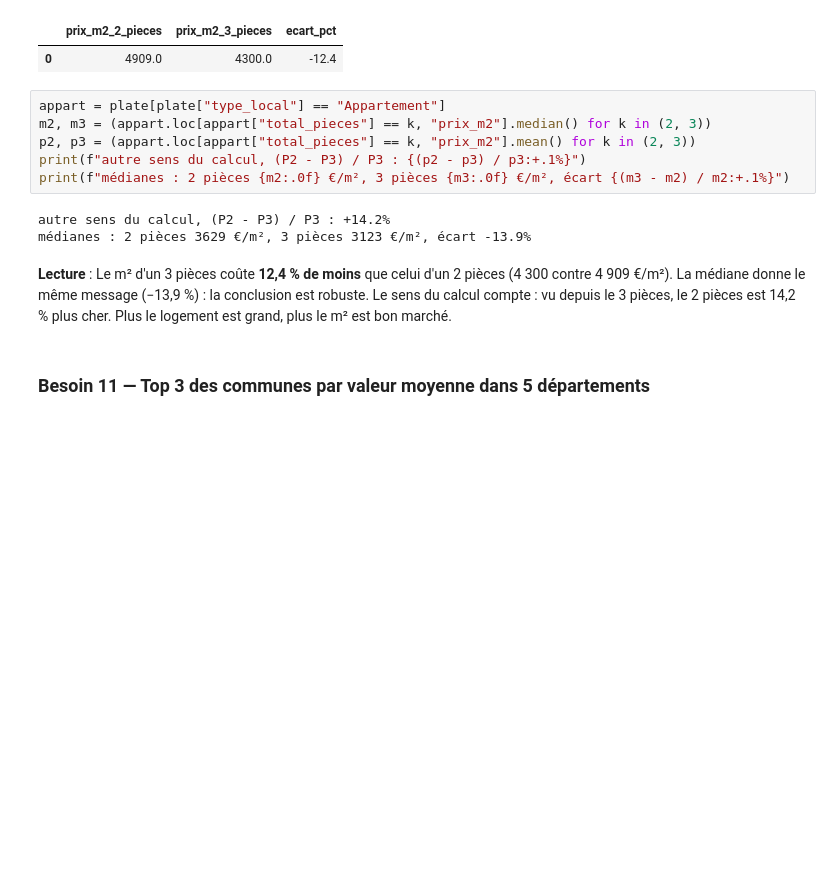
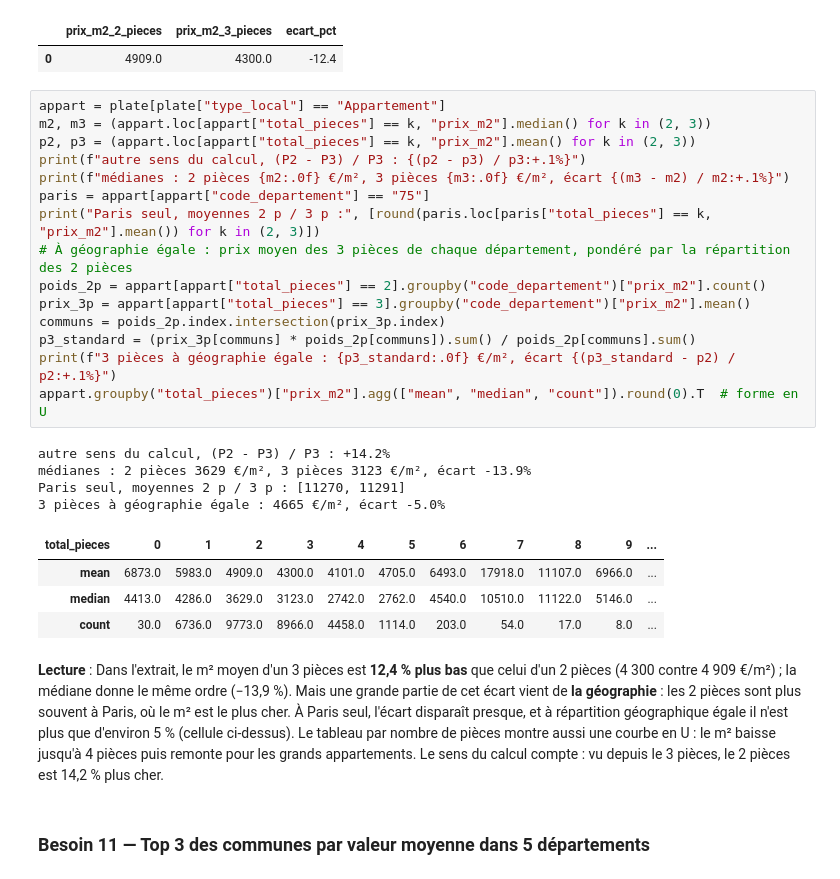
Before and after one commit to gwils28/Mentoring_OC, a Jupyter notebook: Data-Engineer/P02-base-de-donnees-sql-immobilier/notebooks/dataimmo_corrige.ipynb, the cells around one changed output. Drawn from its saved outputs; the diff is of its cells as text; blank space fills up the shorter version.

```diff
--- a/Data-Engineer/P02-base-de-donnees-sql-immobilier/notebooks/dataimmo_corrige.ipynb
+++ b/Data-Engineer/P02-base-de-donnees-sql-immobilier/notebooks/dataimmo_corrige.ipynb
@@ -701,16 +716,34 @@ FROM prix_par_taille;
 # %%
 appart = plate[plate["type_local"] == "Appartement"]
 m2, m3 = (appart.loc[appart["total_pieces"] == k, "prix_m2"].median() for k in (2, 3))
 p2, p3 = (appart.loc[appart["total_pieces"] == k, "prix_m2"].mean() for k in (2, 3))
 print(f"autre sens du calcul, (P2 - P3) / P3 : {(p2 - p3) / p3:+.1%}")
 print(f"médianes : 2 pièces {m2:.0f} €/m², 3 pièces {m3:.0f} €/m², écart {(m3 - m2) / m2:+.1%}")
+paris = appart[appart["code_departement"] == "75"]
+print("Paris seul, moyennes 2 p / 3 p :", [round(paris.loc[paris["total_pieces"] == k, "prix_m2"].mean()) for k in (2, 3)])
+# À géographie égale : prix moyen des 3 pièces de chaque département, pondéré par la répartition des 2 pièces
+poids_2p = appart[appart["total_pieces"] == 2].groupby("code_departement")["prix_m2"].count()
+prix_3p = appart[appart["total_pieces"] == 3].groupby("code_departement")["prix_m2"].mean()
+communs = poids_2p.index.intersection(prix_3p.index)
+p3_standard = (prix_3p[communs] * poids_2p[communs]).sum() / poids_2p[communs].sum()
+print(f"3 pièces à géographie égale : {p3_standard:.0f} €/m², écart {(p3_standard - p2) / p2:+.1%}")
+appart.groupby("total_pieces")["prix_m2"].agg(["mean", "median", "count"]).round(0).T  # forme en U
 # %% [output]
 autre sens du calcul, (P2 - P3) / P3 : +14.2%
 médianes : 2 pièces 3629 €/m², 3 pièces 3123 €/m², écart -13.9%
+Paris seul, moyennes 2 p / 3 p : [11270, 11291]
+3 pièces à géographie égale : 4665 €/m², écart -5.0%
+| total_pieces | 0 | 1 | 2 | 3 | 4 | 5 | 6 | 7 | 8 | 9 | ... |
+| mean | 6873.0 | 5983.0 | 4909.0 | 4300.0 | 4101.0 | 4705.0 | 6493.0 | 17918.0 | 11107.0 | 6966.0 | ... |
+| median | 4413.0 | 4286.0 | 3629.0 | 3123.0 | 2742.0 | 2762.0 | 4540.0 | 10510.0 | 11122.0 | 5146.0 | ... |
+| count | 30.0 | 6736.0 | 9773.0 | 8966.0 | 4458.0 | 1114.0 | 203.0 | 54.0 | 17.0 | 8.0 | ... |
 # %% [markdown]
-**Lecture** : Le m² d'un 3 pièces coûte **12,4 % de moins** que celui d'un 2 pièces (4 300 contre 4 909 €/m²). La médiane donne
-le même message (−13,9 %) : la conclusion est robuste. Le sens du calcul compte : vu depuis le 3 pièces, le 2 pièces
-est 14,2 % plus cher. Plus le logement est grand, plus le m² est bon marché.
+**Lecture** : Dans l'extrait, le m² moyen d'un 3 pièces est **12,4 % plus bas** que celui d'un 2 pièces (4 300 contre
+4 909 €/m²) ; la médiane donne le même ordre (−13,9 %). Mais une grande partie de cet écart vient de **la
+géographie** : les 2 pièces sont plus souvent à Paris, où le m² est le plus cher. À Paris seul, l'écart disparaît
+presque, et à répartition géographique égale il n'est plus que d'environ 5 % (cellule ci-dessus). Le tableau par
+nombre de pièces montre aussi une courbe en U : le m² baisse jusqu'à 4 pièces puis remonte pour les grands
+appartements. Le sens du calcul compte : vu depuis le 3 pièces, le 2 pièces est 14,2 % plus cher.
 # %% [markdown]
 ### Besoin 11 — Top 3 des communes par valeur moyenne dans 5 départements
 # %%
```
Also changed, not shown: parts of 20 cells of this notebook, 3 other files.
